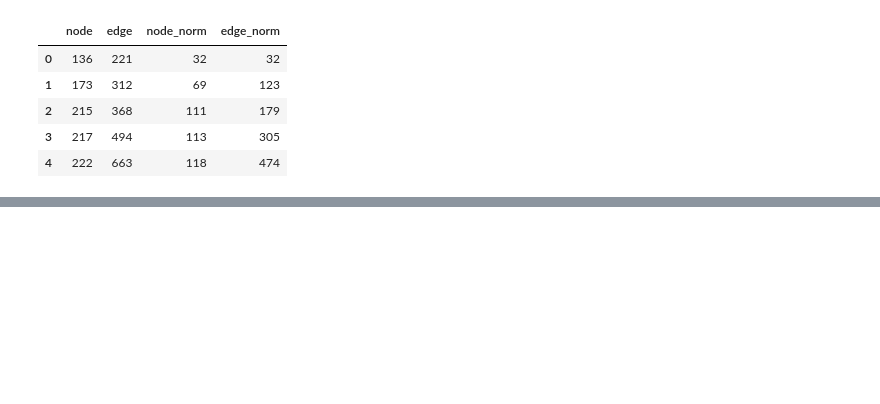
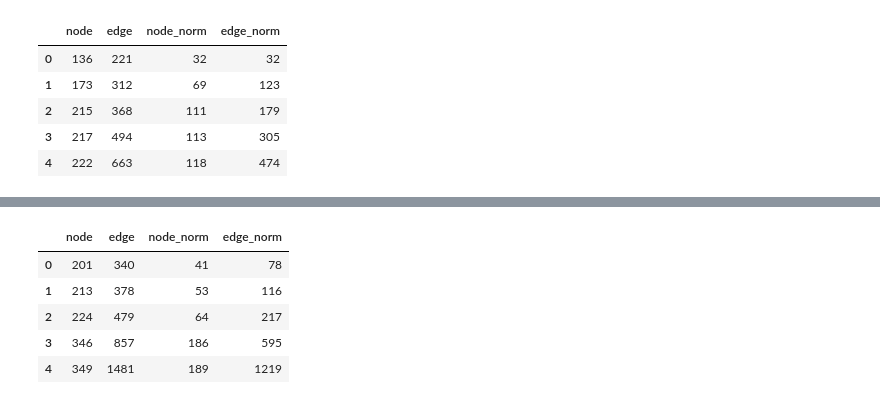
Before and after one commit to yiadka/mobility_scaling, a Jupyter notebook: notebooks/nov_24_scaling.ipynb, the cells around one changed output, grey strips where cells are left out. Cells and saved outputs as stored; diff of their text form; code cells hidden in the pictures; blank space fills up the shorter version.

```diff
--- a/notebooks/nov_24_scaling.ipynb
+++ b/notebooks/nov_24_scaling.ipynb
@@ -215,3 +209,32 @@ def ff(x, Np):
 # ff関数からヤコビアンを計算
 def jac(x, Np):
     return (Np**2 * (Np-1)**2 * (4*x)**(Np-1) * (Np*(Np-1) - 4*x*Np + 4*x)) / (4*x)**(Np+1)
+# %%
+# df_rightを分析する
+node_right, edge_right, timestamp_right = return_nm(df_right)
+# node_leftとedge_leftを組みにしてdf_leftを作成
+right = pd.DataFrame({'node': node_right, 'edge': edge_right})
+# df_leftのnodeを昇順にして並び替え
+right = right.sort_values(by='node')
+
+
+# 正規化する
+right["node_norm"] = right["node"] - right["node"].min() + 2
+right["edge_norm"] = right["edge"] - right["edge"].min() + 1
+
+# 一番最初の行を削除
+right = right.drop(0)
+
+# インデックスを振り直す
+right = right.reset_index(drop=True)
+# %%
+right = right.drop(0)
+right = right.reset_index(drop=True)
+right.head()
+# %% [output]
+|  | node | edge | node_norm | edge_norm |
+| 0 | 201 | 340 | 41 | 78 |
+| 1 | 213 | 378 | 53 | 116 |
+| 2 | 224 | 479 | 64 | 217 |
+| 3 | 346 | 857 | 186 | 595 |
+| 4 | 349 | 1481 | 189 | 1219 |
```
Also changed, not shown: parts of 11 cells of this notebook, 2 other files.
